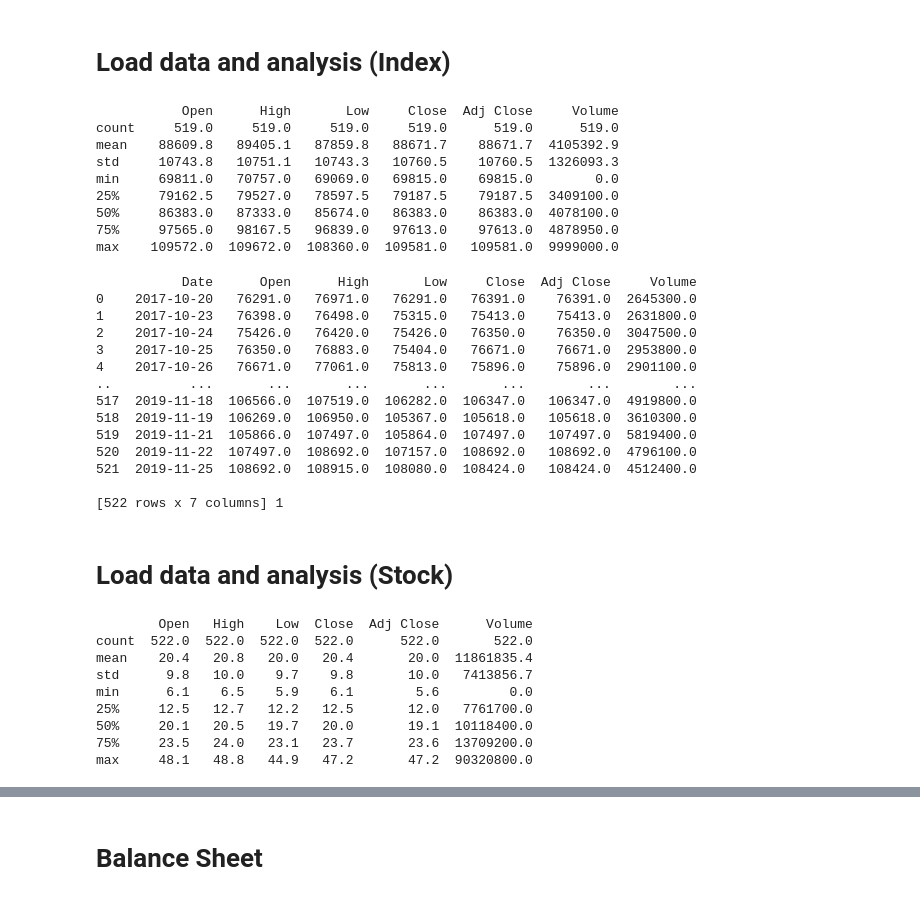
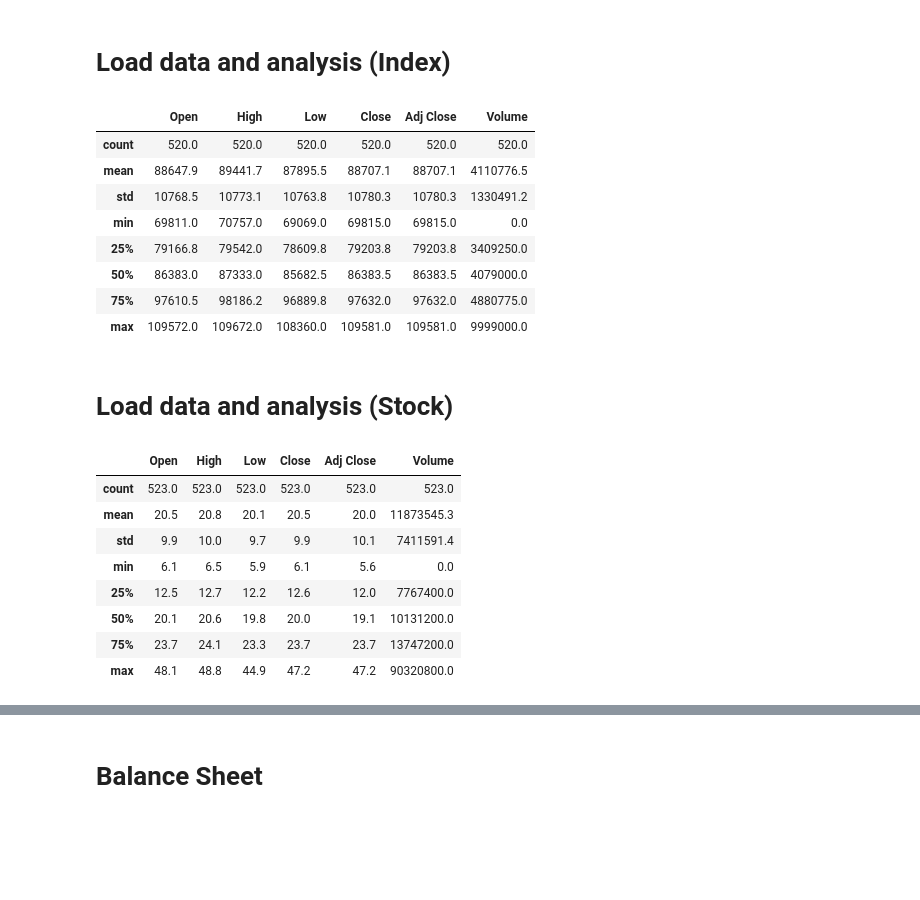
Before and after one commit to scsin/-stock_analysis, a Jupyter notebook: mglu.ipynb, the cells around one changed output, grey strips where cells are left out. Cells and saved outputs as stored; diff of their text form; code cells hidden in the pictures; blank space fills up the shorter version.

```diff
--- a/mglu.ipynb
+++ b/mglu.ipynb
@@ -37,51 +36,42 @@ end_date = datetime.today().date()
 # %% [markdown]
 # Load data and analysis (Index)
 # %%
-index = yf.HistoricalPrices(f'{index}', f'{start_date}', f'{end_date}')
-save_csv = index.to_csv(f'{index}.csv')
-index_csv = pd.read_csv(f'{index}.csv')
-print(round(index_csv.describe(), 1))
+index_load = yf.HistoricalPrices(f'{index}', f'{start_date}', f'{end_date}')
+
+def load_index_data():
+  save_csv = index_load.to_csv(f'{index}.csv')
+  index_load_csv = pd.read_csv(f'{index}.csv')
+  return round(index_load_csv.describe(), 1)
+
+load_index_data()
 # %% [output]
-           Open      High       Low     Close  Adj Close     Volume
-count     519.0     519.0     519.0     519.0      519.0      519.0
-mean    88609.8   89405.1   87859.8   88671.7    88671.7  4105392.9
-std     10743.8   10751.1   10743.3   10760.5    10760.5  1326093.3
-min     69811.0   70757.0   69069.0   69815.0    69815.0        0.0
-25%     79162.5   79527.0   78597.5   79187.5    79187.5  3409100.0
-50%     86383.0   87333.0   85674.0   86383.0    86383.0  4078100.0
-75%     97565.0   98167.5   96839.0   97613.0    97613.0  4878950.0
-max    109572.0  109672.0  108360.0  109581.0   109581.0  9999000.0
+|  | Open | High | Low | Close | Adj Close | Volume |
+| count | 520.0 | 520.0 | 520.0 | 520.0 | 520.0 | 520.0 |
+| mean | 88647.9 | 89441.7 | 87895.5 | 88707.1 | 88707.1 | 4110776.5 |
+| std | 10768.5 | 10773.1 | 10763.8 | 10780.3 | 10780.3 | 1330491.2 |
+| min | 69811.0 | 70757.0 | 69069.0 | 69815.0 | 69815.0 | 0.0 |
+| 25% | 79166.8 | 79542.0 | 78609.8 | 79203.8 | 79203.8 | 3409250.0 |
+| 50% | 86383.0 | 87333.0 | 85682.5 | 86383.5 | 86383.5 | 4079000.0 |
+| 75% | 97610.5 | 98186.2 | 96889.8 | 97632.0 | 97632.0 | 4880775.0 |
+| max | 109572.0 | 109672.0 | 108360.0 | 109581.0 | 109581.0 | 9999000.0 |
-# %%
-print(round(index_csv), 1)
-# %% [output]
-           Date      Open      High       Low     Close  Adj Close     Volume
-0    2017-10-20   76291.0   76971.0   76291.0   76391.0    76391.0  2645300.0
-1    2017-10-23   76398.0   76498.0   75315.0   75413.0    75413.0  2631800.0
-2    2017-10-24   75426.0   76420.0   75426.0   76350.0    76350.0  3047500.0
-3    2017-10-25   76350.0   76883.0   75404.0   76671.0    76671.0  2953800.0
-4    2017-10-26   76671.0   77061.0   75813.0   75896.0    75896.0  2901100.0
-..          ...       ...       ...       ...       ...        ...        ...
-517  2019-11-18  106566.0  107519.0  106282.0  106347.0   106347.0  4919800.0
-518  2019-11-19  106269.0  106950.0  105367.0  105618.0   105618.0  3610300.0
-519  2019-11-21  105866.0  107497.0  105864.0  107497.0   107497.0  5819400.0
-520  2019-11-22  107497.0  108692.0  107157.0  108692.0   108692.0  4796100.0
-521  2019-11-25  108692.0  108915.0  108080.0  108424.0   108424.0  4512400.0
-
-[522 rows x 7 columns] 1
 # %% [markdown]
 # Load data and analysis (Stock)
 # %%
-stock = yf.HistoricalPrices(f'{stock}.SA', f'{start_date}', f'{end_date}')
-save_csv_hp = stock.to_csv(f'{stock}_hp.csv')
-stock_csv = pd.read_csv(f'{stock}_hp.csv')
-print(round(stock_csv.describe(), 1))
+stock_load = yf.HistoricalPrices(f'{stock}.SA', f'{start_date}', f'{end_date}')
+
+def load_stock_data():
+  save_csv_hp = stock_load.to_csv(f'{stock}_hp.csv')
+  stock_load_csv = pd.read_csv(f'{stock}_hp.csv')
+  return round(stock_load_csv.describe(), 1)
+
+load_stock_data()
 # %% [output]
-        Open   High    Low  Close  Adj Close      Volume
-count  522.0  522.0  522.0  522.0      522.0       522.0
-mean    20.4   20.8   20.0   20.4       20.0  11861835.4
-std      9.8   10.0    9.7    9.8       10.0   7413856.7
-min      6.1    6.5    5.9    6.1        5.6         0.0
-25%     12.5   12.7   12.2   12.5       12.0   7761700.0
-50%     20.1   20.5   19.7   20.0       19.1  10118400.0
-75%     23.5   24.0   23.1   23.7       23.6  13709200.0
-max     48.1   48.8   44.9   47.2       47.2  90320800.0
+|  | Open | High | Low | Close | Adj Close | Volume |
+| count | 523.0 | 523.0 | 523.0 | 523.0 | 523.0 | 523.0 |
+| mean | 20.5 | 20.8 | 20.1 | 20.5 | 20.0 | 11873545.3 |
+| std | 9.9 | 10.0 | 9.7 | 9.9 | 10.1 | 7411591.4 |
+| min | 6.1 | 6.5 | 5.9 | 6.1 | 5.6 | 0.0 |
+| 25% | 12.5 | 12.7 | 12.2 | 12.6 | 12.0 | 7767400.0 |
+| 50% | 20.1 | 20.6 | 19.8 | 20.0 | 19.1 | 10131200.0 |
+| 75% | 23.7 | 24.1 | 23.3 | 23.7 | 23.7 | 13747200.0 |
+| max | 48.1 | 48.8 | 44.9 | 47.2 | 47.2 | 90320800.0 |
```
Also changed, not shown: parts of 6 cells of this notebook.
